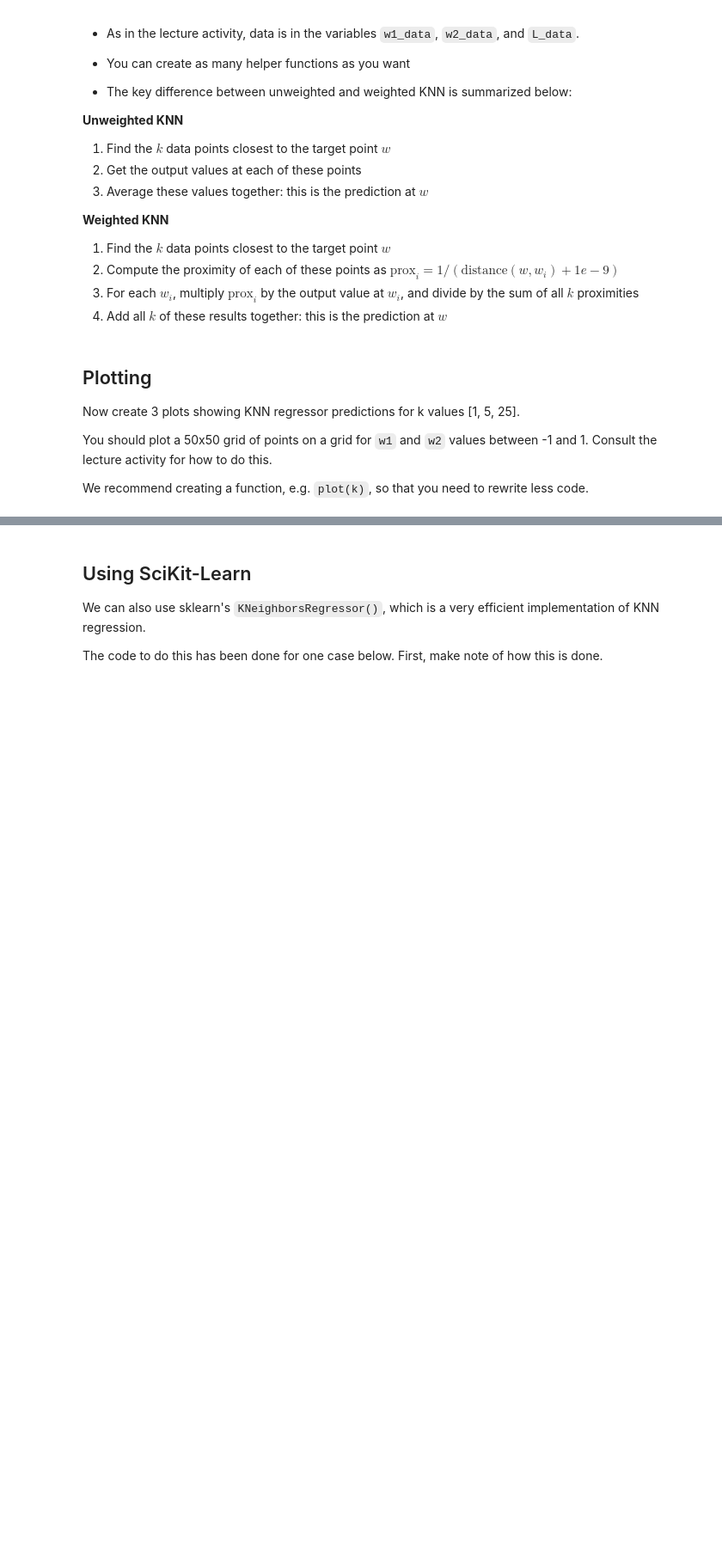
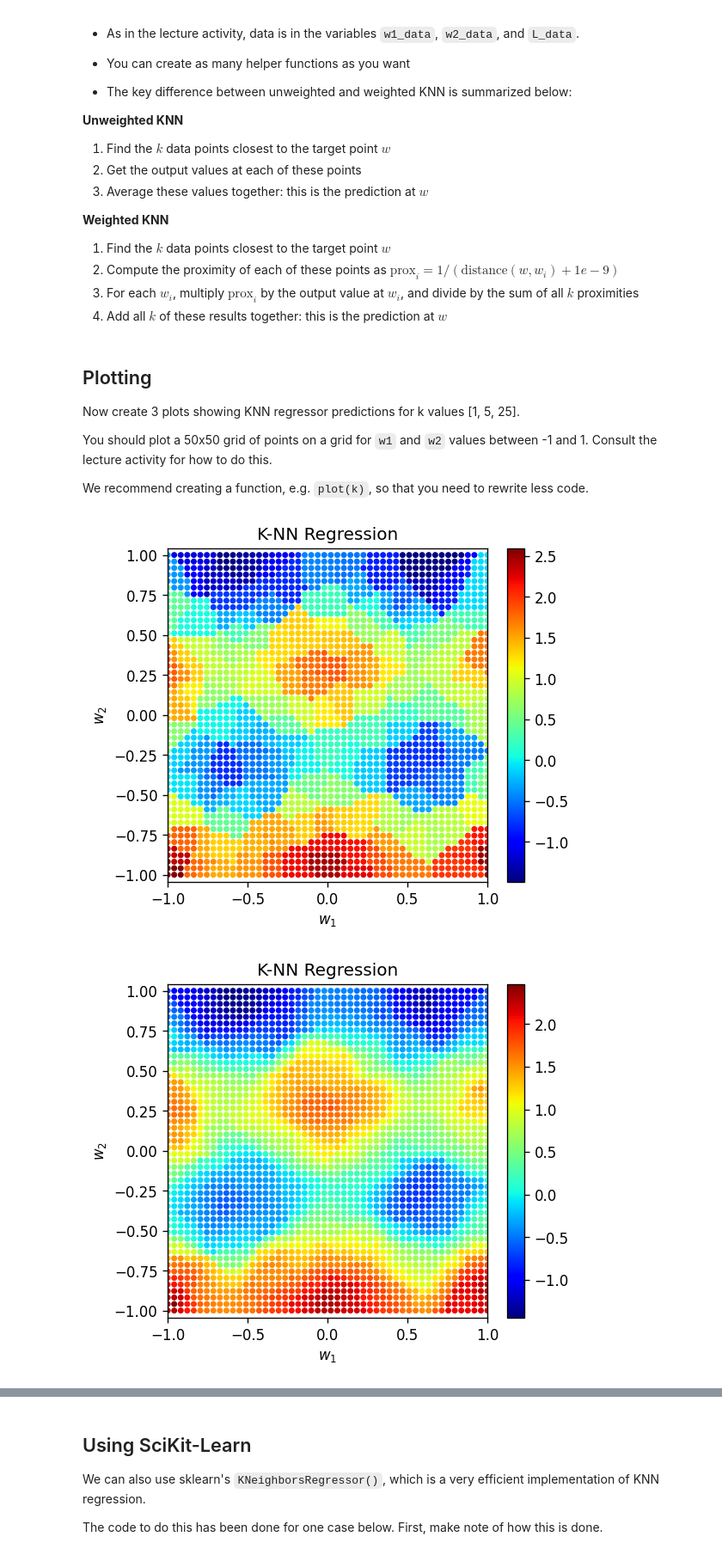
Before and after one commit to judson35/AI-ML, a Jupyter notebook: HW1/hw1_p5.ipynb, the cells around one changed output, grey strips where cells are left out. Shown at 86% size. Cells and saved outputs as stored; diff of their text form; code cells hidden in the pictures; blank space fills up the shorter version.

```diff
--- a/HW1/hw1_p5.ipynb
+++ b/HW1/hw1_p5.ipynb
@@ -67,3 +64,14 @@ def weighted_knn(w1, w2, k):
+# %%
+def distance(w1, w2):
+    w1_diff = w1_data - w1
+    w2_diff = w2_data - w2
+    return np.sqrt(np.square(w1_diff) + np.square(w2_diff))
+
+def weighted_knn(w1, w2, k):
+    d = distance(w1, w2)
+    indecies = np.argpartition(d, k)[:k]
+    prox = np.divide(1, d[indecies] + 1e-9)
+    return np.sum(np.divide(L_data[indecies].T*prox, np.sum(prox)))
 # %% [markdown]
 ## Plotting
 
@@ -77,0 +83,26 @@ We recommend creating a function, e.g. `plot(k)`, so that you need to rewrite le
+# %%
+w1_vals = np.linspace(-1,1,50)
+w2_vals = np.linspace(-1,1,50)
+w1s, w2s = np.meshgrid(w1_vals, w2_vals)
+w1_grid, w2_grid = w1s.flatten(), w2s.flatten()
+
+def plot(k:list):
+    for i in range(len(k)):
+        L_grid = np.zeros_like(w1_grid)
+        for j in range(len(L_grid)):
+            L_grid[j] = weighted_knn(w1_grid[j], w2_grid[j],k[i])
+        plt.figure(figsize=(5,4.2),dpi=120)
+        plt.scatter(w1_grid,w2_grid,s=10,c=L_grid,cmap="jet")
+        plt.colorbar()
+        plt.axis("equal")
+        plt.xlabel("$w_1$")
+        plt.ylabel("$w_2$")
+        plt.xlim(-1,1)
+        plt.ylim(-1,1)
+        plt.title("K-NN Regression")
+    plt.show()
+
+plot([1, 5, 25])
+# %% [output]
+[figure, added]
+[figure, added]
```
Also changed, not shown: parts of 7 cells of this notebook.
